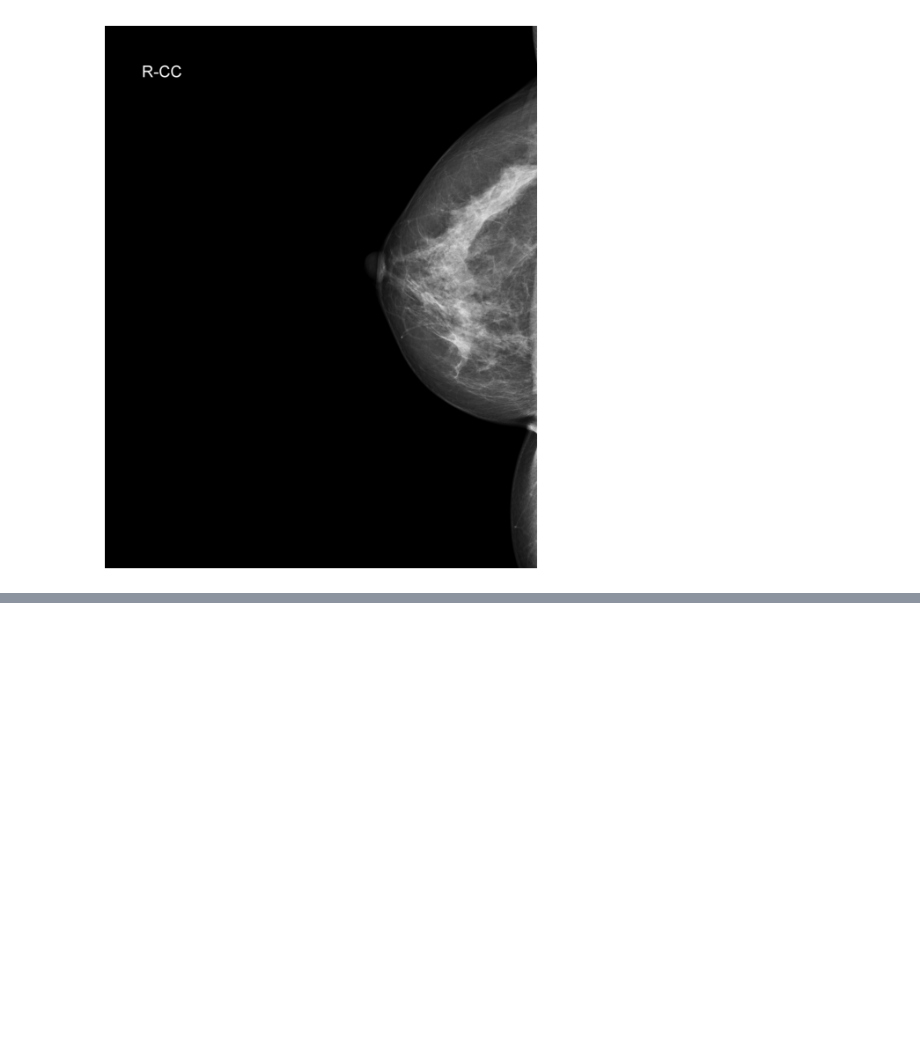
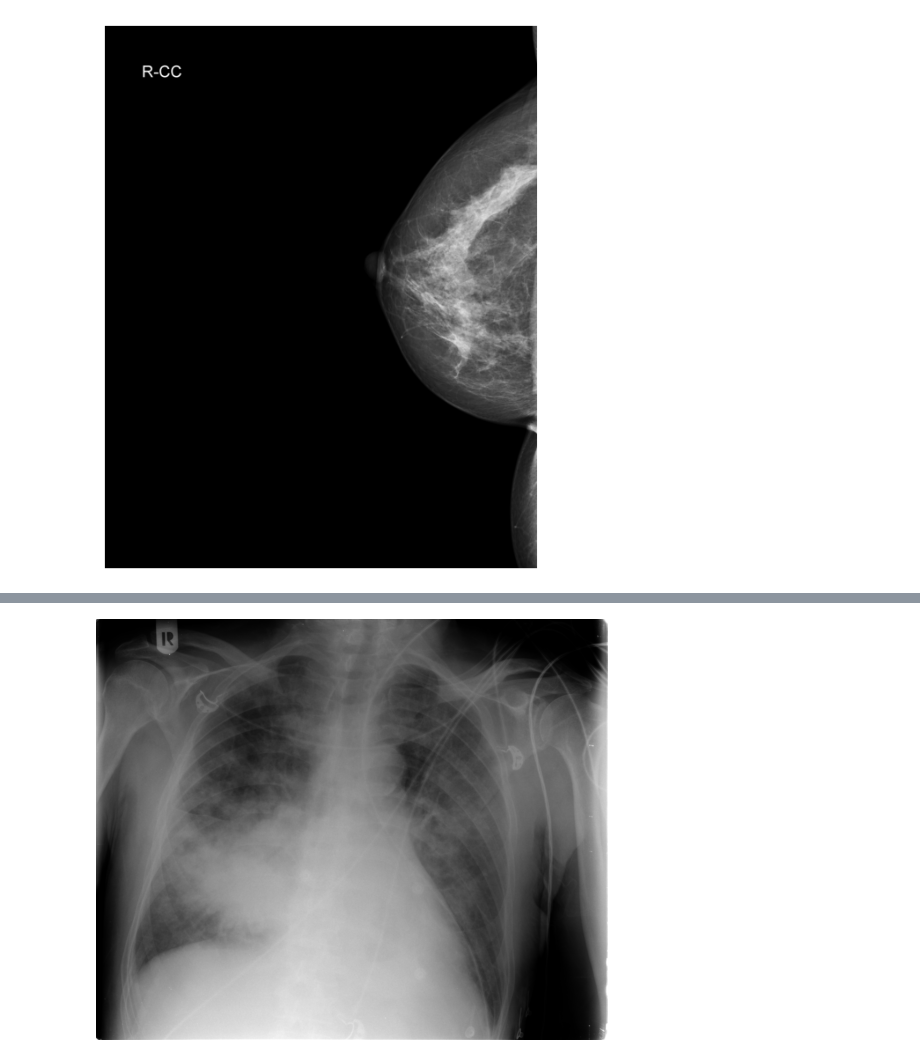
Before and after one commit to gary8564/rad_dino, a Jupyter notebook: notebooks/exploratory_data_analysis.ipynb, the cells around one changed output, grey strips where cells are left out. Saved outputs shown, nothing was run; the diff lists cells and outputs as text; code cells hidden in the pictures; blank space fills up the shorter version.

```diff
--- a/notebooks/exploratory_data_analysis.ipynb
+++ b/notebooks/exploratory_data_analysis.ipynb
@@ -288,0 +305,4 @@ plot_image(img, cmap='gray')
+# %%
+display(processed_img)
+# %% [output]
+[figure, added]
```
Also changed, not shown: parts of 6 cells of this notebook, 35 other files.
